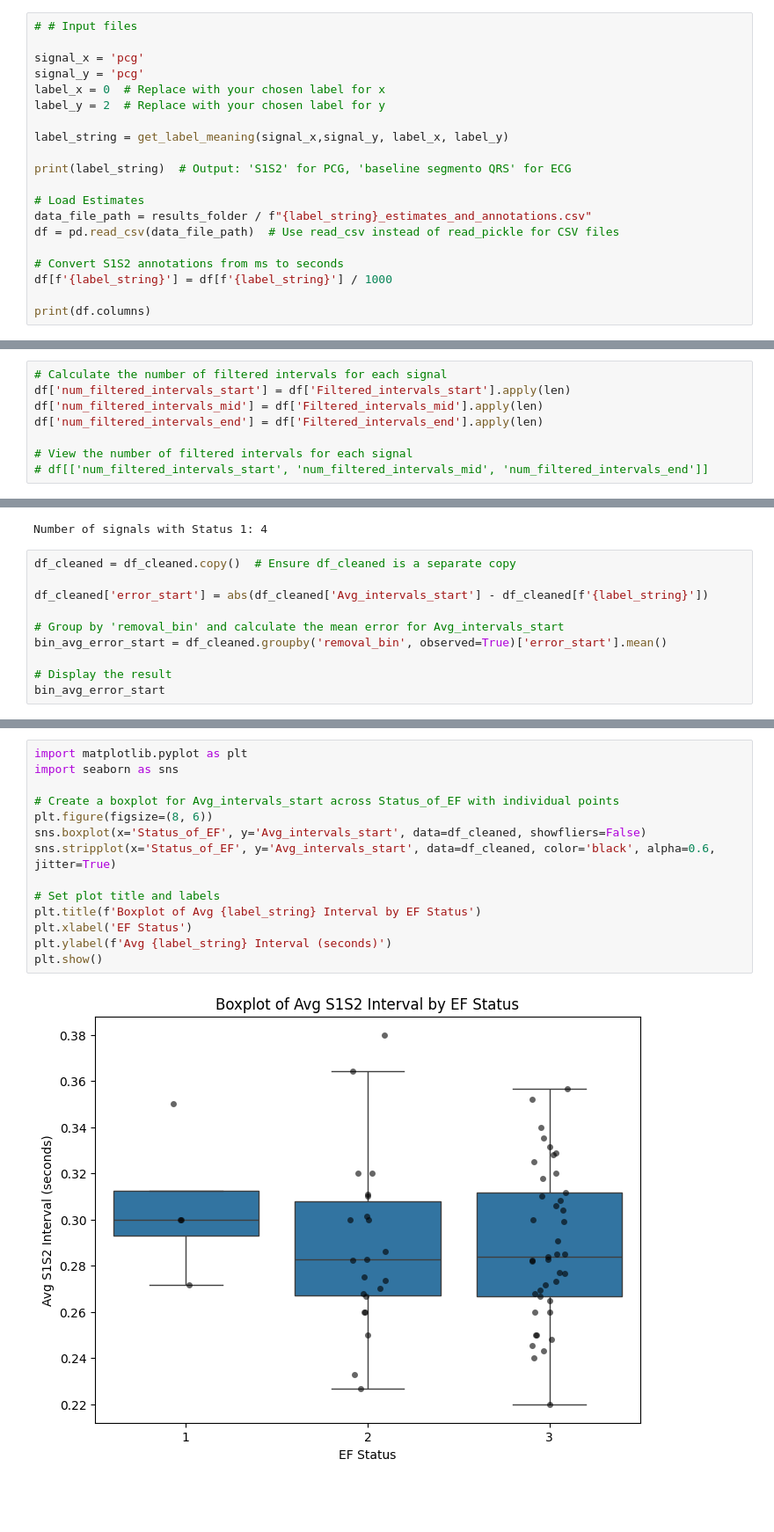
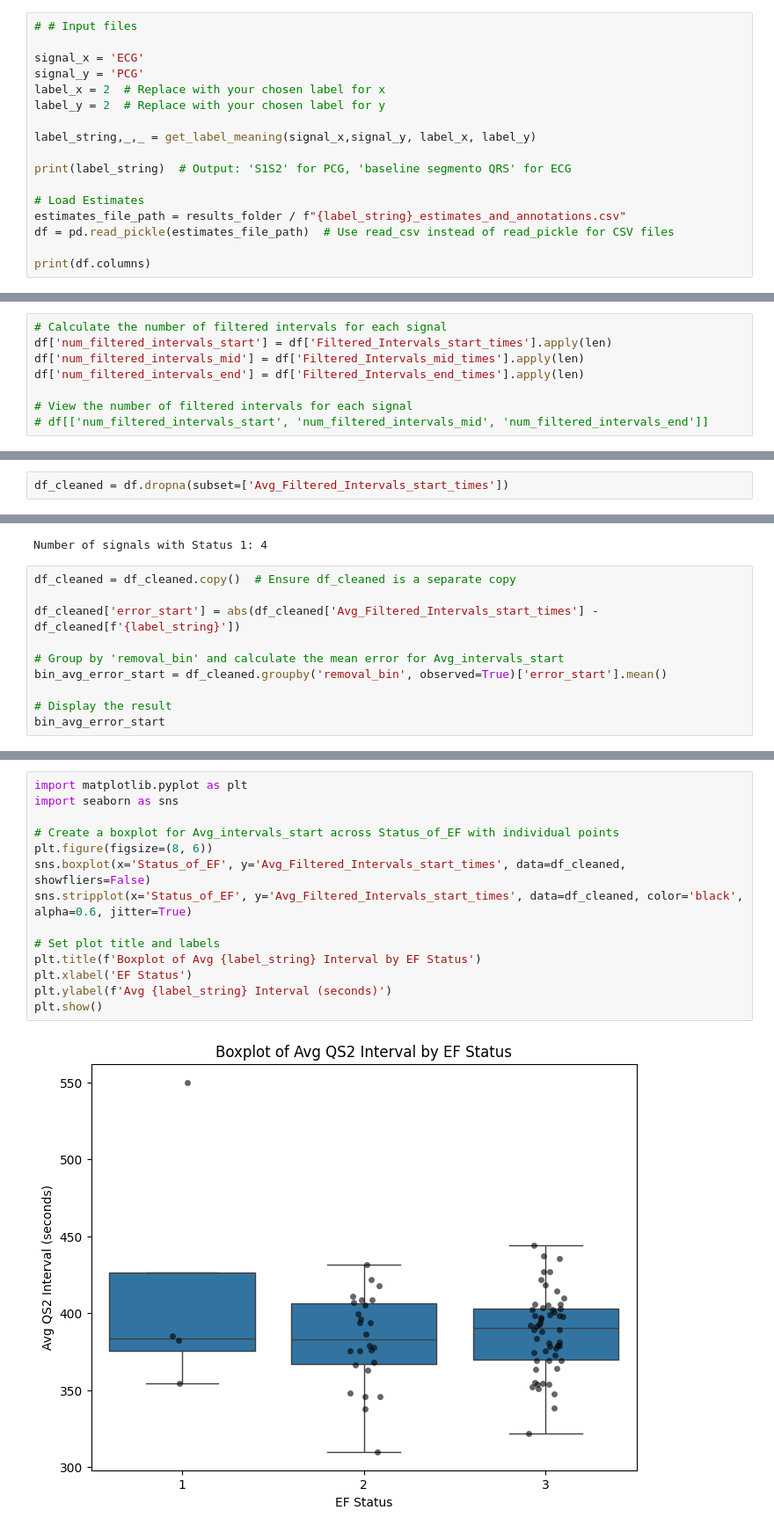
Before and after one commit to MarianaSaavedraDS/Thesis, a Jupyter notebook: notebooks/Análise_estatistica_CTI.ipynb, the cells around one changed output, grey strips where cells are left out. Shown: that part at 88% size. Cells and saved outputs as stored; diff of their text form; blank space fills up the shorter version.

```diff
--- a/notebooks/Análise_estatistica_CTI.ipynb
+++ b/notebooks/Análise_estatistica_CTI.ipynb
@@ -23,21 +23,18 @@ from libs.label_mappings import get_label_meaning
 # %%
 # # Input files
 
-signal_x = 'pcg'
-signal_y = 'pcg'
-label_x = 0  # Replace with your chosen label for x
+signal_x = 'ECG'
+signal_y = 'PCG'
+label_x = 2  # Replace with your chosen label for x
 label_y = 2  # Replace with your chosen label for y
 
-label_string = get_label_meaning(signal_x,signal_y, label_x, label_y)
+label_string,_,_ = get_label_meaning(signal_x,signal_y, label_x, label_y)
 
 print(label_string)  # Output: 'S1S2' for PCG, 'baseline segmento QRS' for ECG
 
 # Load Estimates
-data_file_path = results_folder / f"{label_string}_estimates_and_annotations.csv"
-df = pd.read_csv(data_file_path)  # Use read_csv instead of read_pickle for CSV files
-
-# Convert S1S2 annotations from ms to seconds
-df[f'{label_string}'] = df[f'{label_string}'] / 1000
+estimates_file_path = results_folder / f"{label_string}_estimates_and_annotations.csv"
+df = pd.read_pickle(estimates_file_path)  # Use read_csv instead of read_pickle for CSV files
 
 print(df.columns)
 # %% [output]
@@ -62,9 +60,9 @@ df['num_intervals_end'] = df['Intervals_end_times'].apply(len)
 # df[['num_intervals_start', 'num_intervals_mid', 'num_intervals_end']]
 # %%
 # Calculate the number of filtered intervals for each signal
-df['num_filtered_intervals_start'] = df['Filtered_intervals_start'].apply(len)
-df['num_filtered_intervals_mid'] = df['Filtered_intervals_mid'].apply(len)
-df['num_filtered_intervals_end'] = df['Filtered_intervals_end'].apply(len)
+df['num_filtered_intervals_start'] = df['Filtered_Intervals_start_times'].apply(len)
+df['num_filtered_intervals_mid'] = df['Filtered_Intervals_mid_times'].apply(len)
+df['num_filtered_intervals_end'] = df['Filtered_Intervals_end_times'].apply(len)
 
 # View the number of filtered intervals for each signal
 # df[['num_filtered_intervals_start', 'num_filtered_intervals_mid', 'num_filtered_intervals_end']]
@@ -157,3 +168,5 @@ metrics
+# %%
+df_cleaned = df.dropna(subset=['Avg_Filtered_Intervals_start_times'])
 # %%
 # Count how many signals have Status_of_EF equal to 1
 status_1_count = df_cleaned[df_cleaned['Status_of_EF'] == 1].shape[0]
@@ -165,7 +178,7 @@ Number of signals with Status 1: 4
 # %%
 df_cleaned = df_cleaned.copy()  # Ensure df_cleaned is a separate copy
 
-df_cleaned['error_start'] = abs(df_cleaned['Avg_intervals_start'] - df_cleaned[f'{label_string}'])
+df_cleaned['error_start'] = abs(df_cleaned['Avg_Filtered_Intervals_start_times'] - df_cleaned[f'{label_string}'])
 
 # Group by 'removal_bin' and calculate the mean error for Avg_intervals_start
 bin_avg_error_start = df_cleaned.groupby('removal_bin', observed=True)['error_start'].mean()
@@ -241,19 +259,19 @@ plt.show()
 # %%
 import matplotlib.pyplot as plt
 import seaborn as sns
 
 # Create a boxplot for Avg_intervals_start across Status_of_EF with individual points
 plt.figure(figsize=(8, 6))
-sns.boxplot(x='Status_of_EF', y='Avg_intervals_start', data=df_cleaned, showfliers=False)
-sns.stripplot(x='Status_of_EF', y='Avg_intervals_start', data=df_cleaned, color='black', alpha=0.6, jitter=True)
+sns.boxplot(x='Status_of_EF', y='Avg_Filtered_Intervals_start_times', data=df_cleaned, showfliers=False)
+sns.stripplot(x='Status_of_EF', y='Avg_Filtered_Intervals_start_times', data=df_cleaned, color='black', alpha=0.6, jitter=True)
 
 # Set plot title and labels
 plt.title(f'Boxplot of Avg {label_string} Interval by EF Status')
 plt.xlabel('EF Status')
 plt.ylabel(f'Avg {label_string} Interval (seconds)')
 plt.show()
 # %% [output]
-[figure, old version]
+[figure, new version]
 # %%
 from scipy.stats import kruskal
 
```
Also changed, not shown: parts of 13 cells of this notebook, 18 other files.
